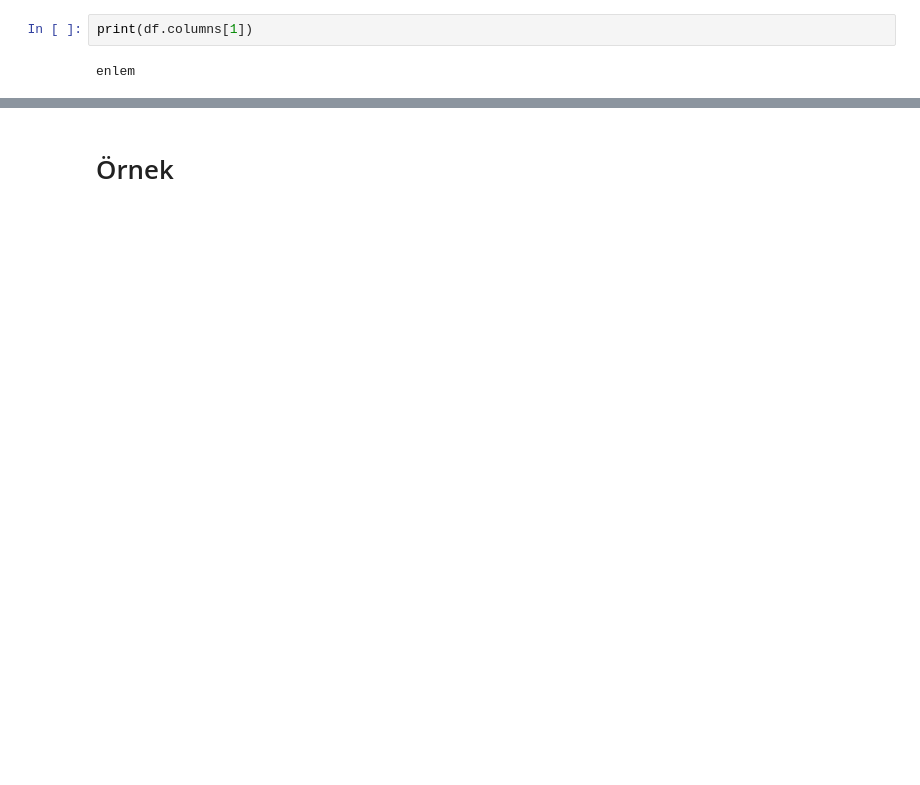
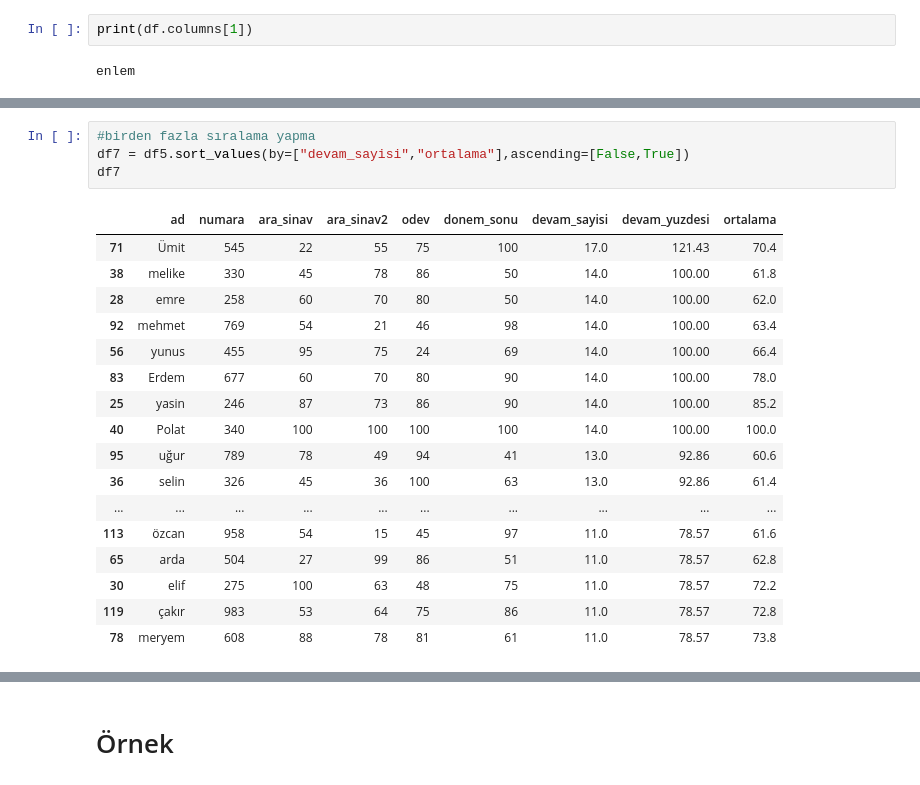
Before and after one commit to ertugrulsarsar/pythonEgitim, a Jupyter notebook: pandas_Library/pandas_Library.ipynb, the cells around one changed output, grey strips where cells are left out. Cells and saved outputs as stored; diff of their text form; blank space fills up the shorter version.

```diff
--- a/pandas_Library/pandas_Library.ipynb
+++ b/pandas_Library/pandas_Library.ipynb
@@ -180,0 +367,22 @@ df.describe()
+# %%
+#birden fazla sıralama yapma
+df7 = df5.sort_values(by=["devam_sayisi","ortalama"],ascending=[False,True])
+df7
+# %% [output]
+|  | ad | numara | ara_sinav | ara_sinav2 | odev | donem_sonu | devam_sayisi | devam_yuzdesi | ortalama |
+| 71 | Ümit | 545 | 22 | 55 | 75 | 100 | 17.0 | 121.43 | 70.4 |
+| 38 | melike | 330 | 45 | 78 | 86 | 50 | 14.0 | 100.00 | 61.8 |
+| 28 | emre | 258 | 60 | 70 | 80 | 50 | 14.0 | 100.00 | 62.0 |
+| 92 | mehmet | 769 | 54 | 21 | 46 | 98 | 14.0 | 100.00 | 63.4 |
+| 56 | yunus | 455 | 95 | 75 | 24 | 69 | 14.0 | 100.00 | 66.4 |
+| 83 | Erdem | 677 | 60 | 70 | 80 | 90 | 14.0 | 100.00 | 78.0 |
+| 25 | yasin | 246 | 87 | 73 | 86 | 90 | 14.0 | 100.00 | 85.2 |
+| 40 | Polat | 340 | 100 | 100 | 100 | 100 | 14.0 | 100.00 | 100.0 |
+| 95 | uğur | 789 | 78 | 49 | 94 | 41 | 13.0 | 92.86 | 60.6 |
+| 36 | selin | 326 | 45 | 36 | 100 | 63 | 13.0 | 92.86 | 61.4 |
+| ... | ... | ... | ... | ... | ... | ... | ... | ... | ... |
+| 113 | özcan | 958 | 54 | 15 | 45 | 97 | 11.0 | 78.57 | 61.6 |
+| 65 | arda | 504 | 27 | 99 | 86 | 51 | 11.0 | 78.57 | 62.8 |
+| 30 | elif | 275 | 100 | 63 | 48 | 75 | 11.0 | 78.57 | 72.2 |
+| 119 | çakır | 983 | 53 | 64 | 75 | 86 | 11.0 | 78.57 | 72.8 |
+| 78 | meryem | 608 | 88 | 78 | 81 | 61 | 11.0 | 78.57 | 73.8 |
```
Also changed, not shown: parts of 30 cells of this notebook.
